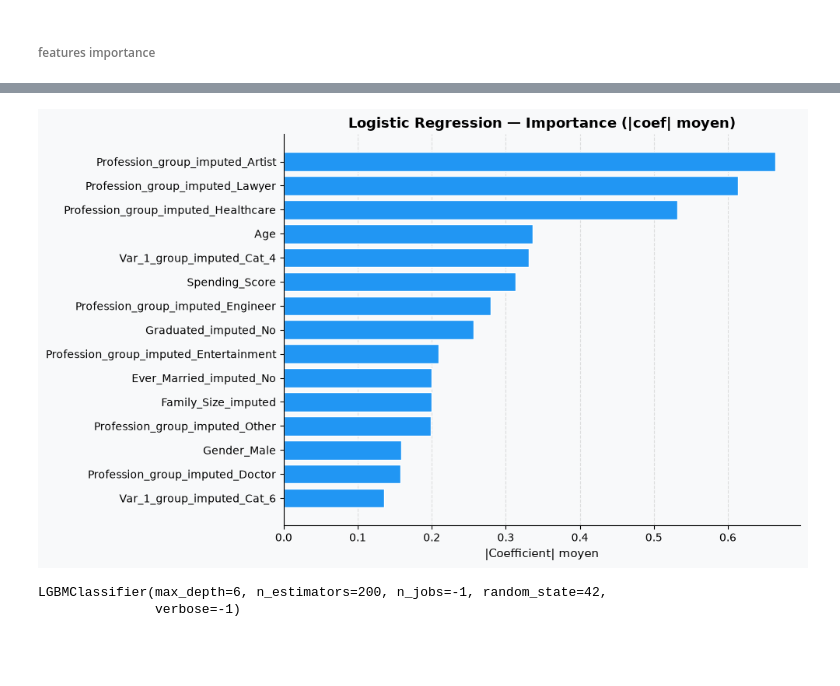
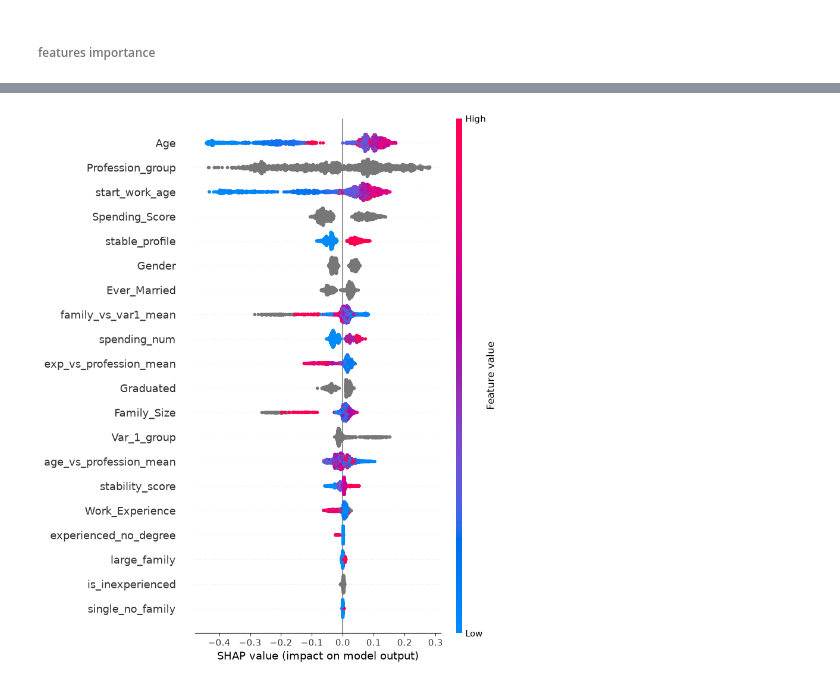
Before and after one commit to JOREL531/projet_JAKALA, a Jupyter notebook: code/exploration.ipynb, the cells around one changed output, grey strips where cells are left out. Saved outputs shown, nothing was run; the diff lists cells and outputs as text; code cells hidden in the pictures; blank space fills up the shorter version.

```diff
--- a/code/exploration.ipynb
+++ b/code/exploration.ipynb
@@ -996,36 +1448,48 @@ print(f"   Val   F1 : {res_lgbm['test_score'].mean():.4f}  ± {res_lgbm['test_sc
+# %%
+# Cas 1 : shap_values est une liste de 4 arrays (un par classe)
+if isinstance(shap_values, list):
+    # Summary plot global (toutes classes confondues)
+    shap.summary_plot(shap_values, X_test_cat, plot_type='bar',
+                      class_names=['Seg 0', 'Seg 1', 'Seg 2', 'Seg 3'])
+
+    # Detail par classe — ex : segment 1 (le plus difficile)
+    shap.summary_plot(shap_values[1], X_test_cat,
+                      title='SHAP — Segment 1')
+
+# Cas 2 : array 3D (n_samples, n_features, n_classes)
+else:
+    shap.summary_plot(shap_values[:, :, 1], X_test_cat,
+                      title='SHAP — Segment 1')
+# %% [output]
+[figure, added]
 # %%
-pipe_lr.fit(X_train, y_train)
-prep_fitted = pipe_lr.named_steps['prep']
-ohe_features = prep_fitted.named_transformers_['cat']\
-                           .get_feature_names_out(new_cat_vars_imputed_ohe).tolist()
+# pipe_lr.fit(X_train, y_train)
+# prep_fitted = pipe_lr.named_steps['prep']
+# ohe_features = prep_fitted.named_transformers_['cat']\
+#                            .get_feature_names_out(new_cat_vars_imputed_ohe).tolist()
 
-feature_names = num_vars_imputed + ohe_features + cat_vars_ord
+# feature_names = num_vars_imputed + ohe_features + cat_vars_ord
 
-lr_model = pipe_lr.named_steps['model']
-coefs = np.abs(lr_model.coef_).mean(axis=0)  # moyenne sur les 4 classes
+# lr_model = pipe_lr.named_steps['model']
+# coefs = np.abs(lr_model.coef_).mean(axis=0)  # moyenne sur les 4 classes
 
-fi_lr = pd.Series(coefs, index=feature_names).sort_values(ascending=False).head(15)
+# fi_lr = pd.Series(coefs, index=feature_names).sort_values(ascending=False).head(15)
 
-fig, ax = plt.subplots(figsize=(10, 6))
-fig.patch.set_facecolor('#F8F9FA')
-ax.set_facecolor('#F8F9FA')
-ax.barh(fi_lr.index[::-1], fi_lr.values[::-1], color='#2196F3', edgecolor='white')
-ax.set_title('Logistic Regression — Importance (|coef| moyen)', fontsize=13, fontweight='bold')
-ax.set_xlabel('|Coefficient| moyen', fontsize=11)
-ax.xaxis.grid(True, linestyle='--', alpha=0.6, color='#CCCCCC')
-ax.set_axisbelow(True)
-ax.spines[['top', 'right']].set_visible(False)
-plt.tight_layout()
-plt.show()
+# fig, ax = plt.subplots(figsize=(10, 6))
+# fig.patch.set_facecolor('#F8F9FA')
+# ax.set_facecolor('#F8F9FA')
+# ax.barh(fi_lr.index[::-1], fi_lr.values[::-1], color='#2196F3', edgecolor='white')
+# ax.set_title('Logistic Regression — Importance (|coef| moyen)', fontsize=13, fontweight='bold')
+# ax.set_xlabel('|Coefficient| moyen', fontsize=11)
+# ax.xaxis.grid(True, linestyle='--', alpha=0.6, color='#CCCCCC')
+# ax.set_axisbelow(True)
+# ax.spines[['top', 'right']].set_visible(False)
+# plt.tight_layout()
+# plt.show()
-# %% [output]
-[figure, removed]
 # %%
-pipe_lr.fit(X_train, y_train)
-pipe_rf.fit(X_train, y_train)
-xgb_model.fit(X_train_cat, y_train_enc)
-lgbm_model.fit(X_train_cat, y_train_enc,
-               categorical_feature=new_cat_vars_ohe + cat_vars_ord)
+# pipe_lr.fit(X_train, y_train)
+# pipe_rf.fit(X_train, y_train)
+# xgb_model.fit(X_train_cat, y_train_enc)
+# lgbm_model.fit(X_train_cat, y_train_enc,
+#                categorical_feature=new_cat_vars_ohe + cat_vars_ord)
-# %% [output]
-LGBMClassifier(max_depth=6, n_estimators=200, n_jobs=-1, random_state=42,
-               verbose=-1)
 # %%
```
Also changed, not shown: parts of 24 cells of this notebook, 2 other files.
